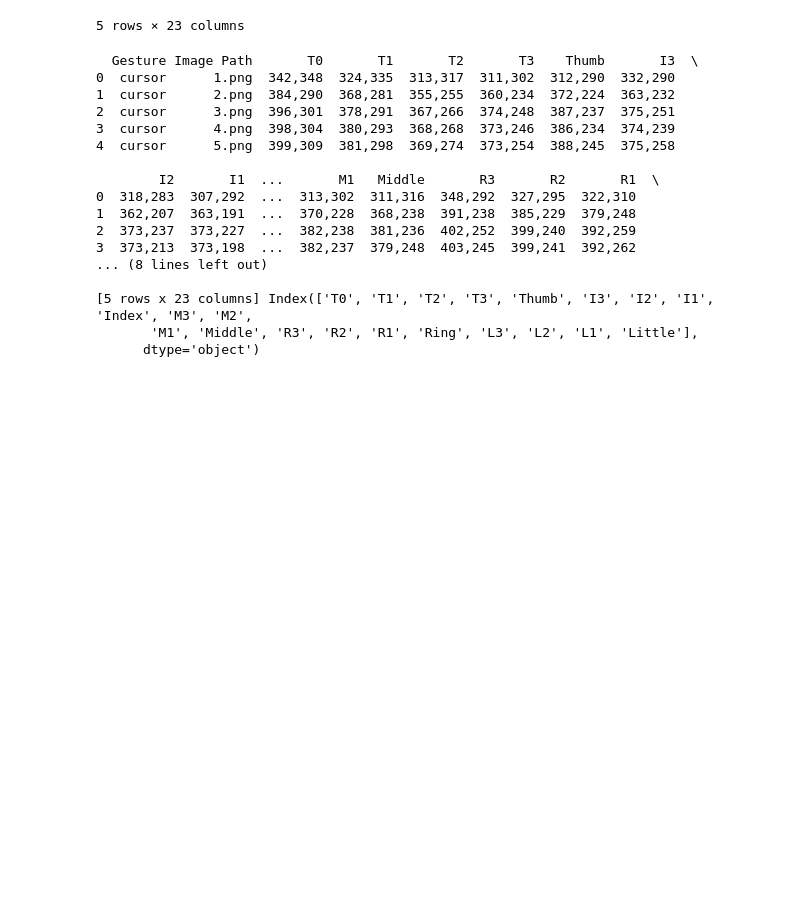
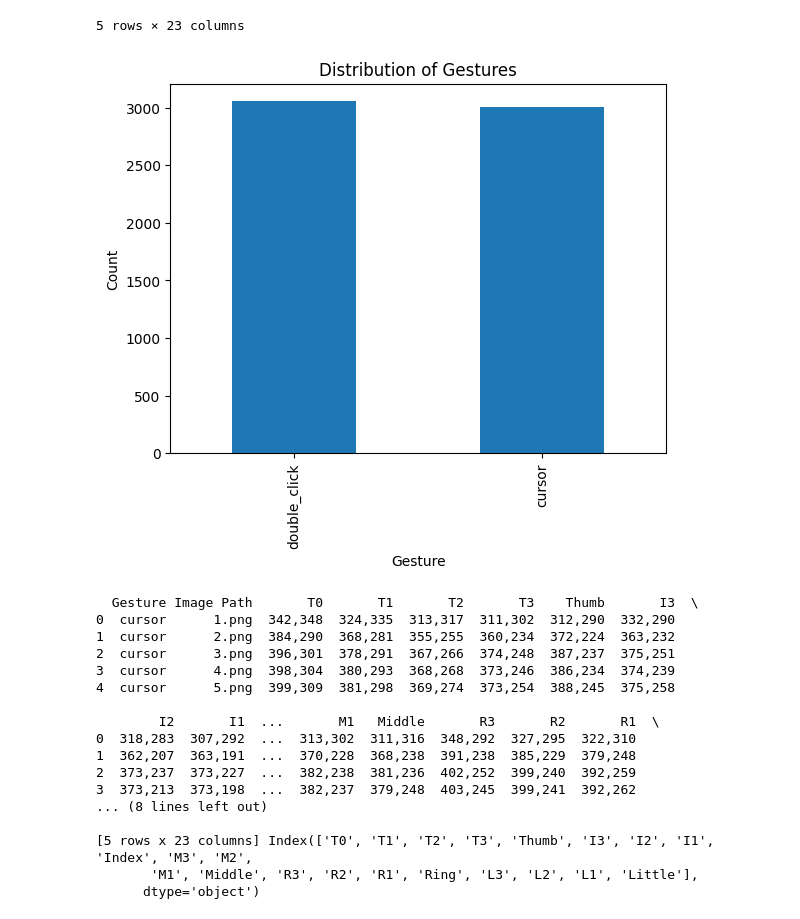
Before and after one commit to SumitJoshiGIT/Gesture-Controlled-PC, a Jupyter notebook: notebooks/preprocessing.ipynb, the cells around one changed output. Cells and saved outputs as stored; diff of their text form; code cells hidden in the pictures; blank space fills up the shorter version.

```diff
--- a/notebooks/preprocessing.ipynb
+++ b/notebooks/preprocessing.ipynb
@@ -21,6 +21,17 @@ data.head()
 | 3 | cursor | 4.png | 398,304 | 380,293 | 368,268 | 373,246 | 386,234 | 374,239 | 373,213 | 373,198 | ... | ... |
 | 4 | cursor | 5.png | 399,309 | 381,298 | 369,274 | 373,254 | 388,245 | 375,258 | 372,243 | 372,232 | ... | ... |
 5 rows × 23 columns
+# %%
+def count(data):
+ gesture_counts = data['Gesture'].value_counts()
+ gesture_counts.plot(kind='bar')
+ plt.xlabel('Gesture')
+ plt.ylabel('Count')
+ plt.title('Distribution of Gestures')
+ plt.show()
+count(data)
+# %% [output]
+[figure, added]
 # %%
 
 cols=data.columns[2:]
```
Also changed, not shown: parts of 5 cells of this notebook, 28 other files.
